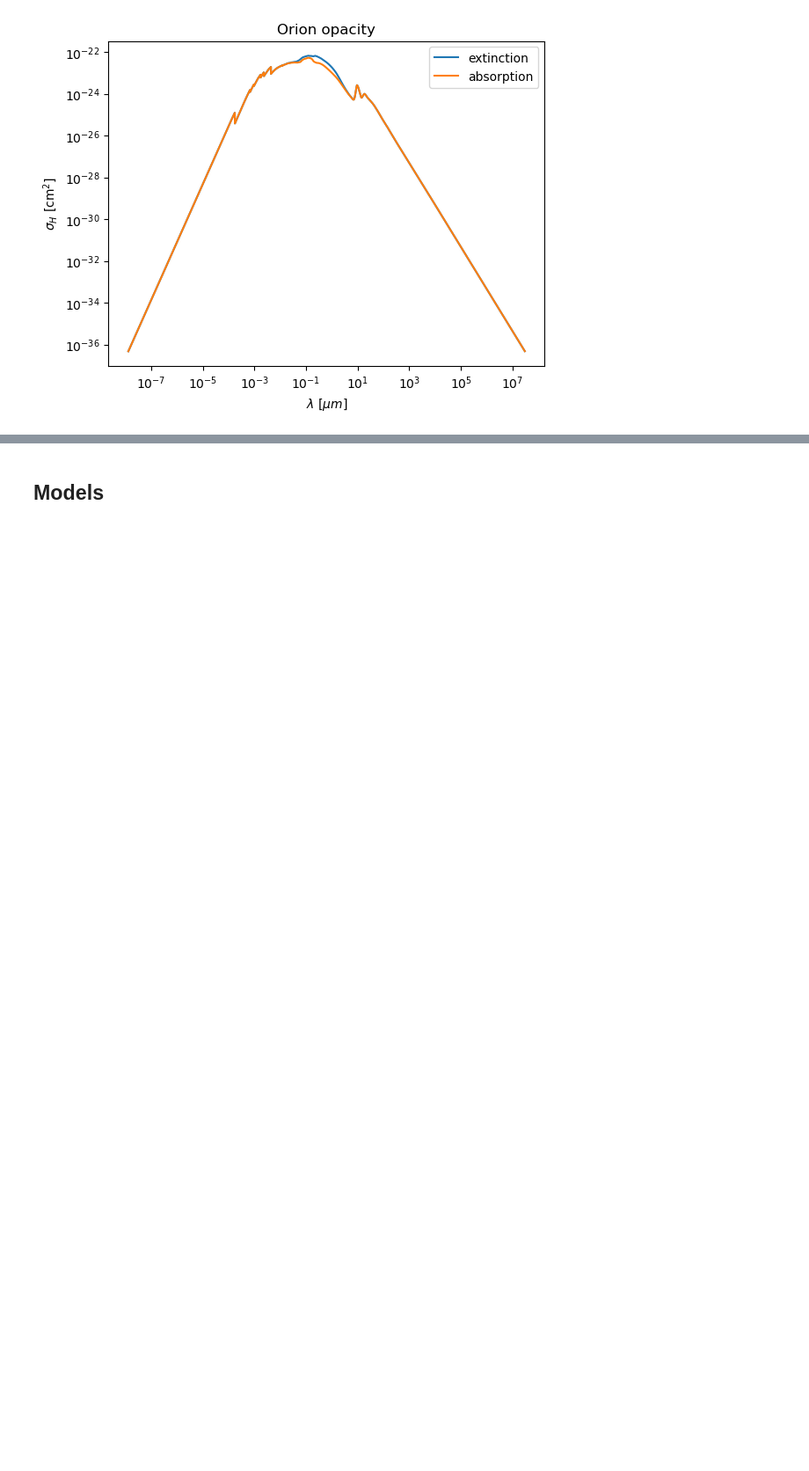
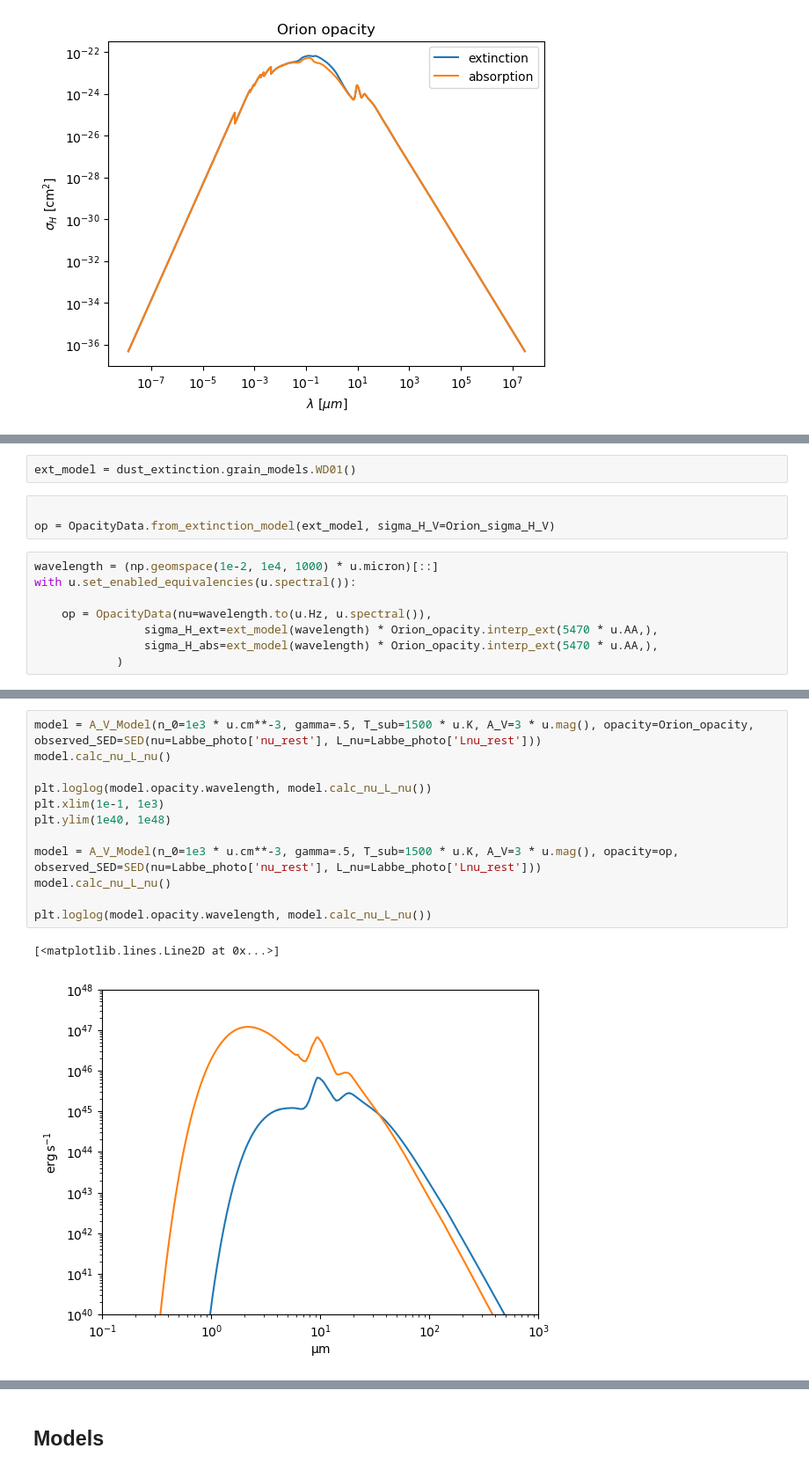
Before and after one commit to c-kj/LRD_dust_modeling, a Jupyter notebook: notebooks/处理 SED 和 opacity.ipynb, the cells around one changed output, grey strips where cells are left out. Shown at 88% size. Saved outputs shown, nothing was run; the diff lists cells and outputs as text; blank space fills up the shorter version.

```diff
--- a/notebooks/处理 SED 和 opacity.ipynb
+++ b/notebooks/处理 SED 和 opacity.ipynb
@@ -125,0 +173,13 @@ plt.legend()
+# %%
+ext_model = dust_extinction.grain_models.WD01()
+# %%
+
+op = OpacityData.from_extinction_model(ext_model, sigma_H_V=Orion_sigma_H_V)
+# %%
+wavelength = (np.geomspace(1e-2, 1e4, 1000) * u.micron)[::]
+with u.set_enabled_equivalencies(u.spectral()):
+
+    op = OpacityData(nu=wavelength.to(u.Hz, u.spectral()),
+                sigma_H_ext=ext_model(wavelength) * Orion_opacity.interp_ext(5470 * u.AA,),
+                sigma_H_abs=ext_model(wavelength) * Orion_opacity.interp_ext(5470 * u.AA,),
+            )
@@ -125,0 +194,15 @@ plt.legend()
+# %%
+model = A_V_Model(n_0=1e3 * u.cm**-3, gamma=.5, T_sub=1500 * u.K, A_V=3 * u.mag(), opacity=Orion_opacity, observed_SED=SED(nu=Labbe_photo['nu_rest'], L_nu=Labbe_photo['Lnu_rest']))
+model.calc_nu_L_nu()
+
+plt.loglog(model.opacity.wavelength, model.calc_nu_L_nu())
+plt.xlim(1e-1, 1e3)
+plt.ylim(1e40, 1e48)
+
+model = A_V_Model(n_0=1e3 * u.cm**-3, gamma=.5, T_sub=1500 * u.K, A_V=3 * u.mag(), opacity=op, observed_SED=SED(nu=Labbe_photo['nu_rest'], L_nu=Labbe_photo['Lnu_rest']))
+model.calc_nu_L_nu()
+
+plt.loglog(model.opacity.wavelength, model.calc_nu_L_nu())
+# %% [output]
+[<matplotlib.lines.Line2D at 0x...>]
+[figure, added]
```
Also changed, not shown: parts of 28 cells of this notebook, 1 other file.
